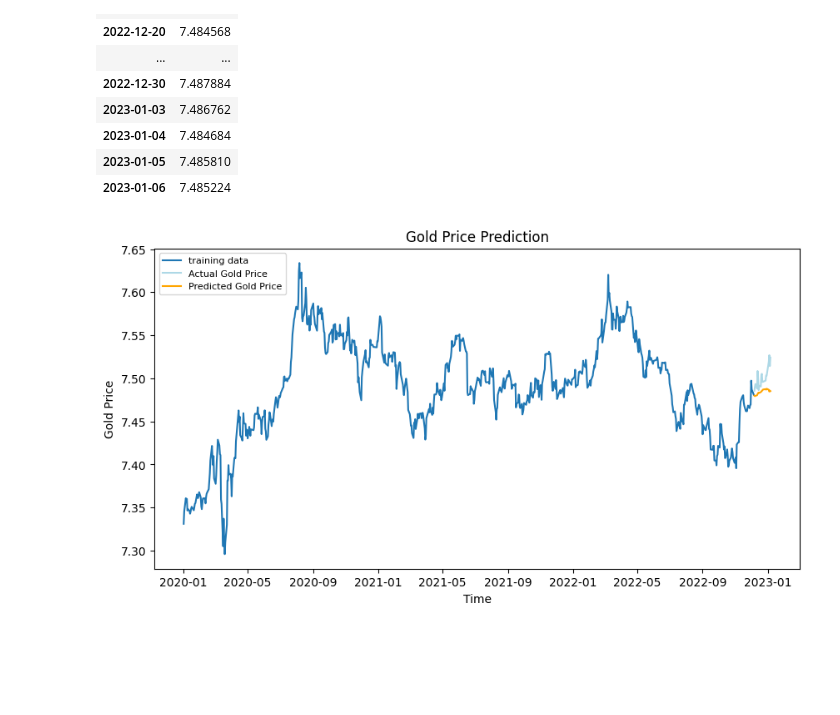
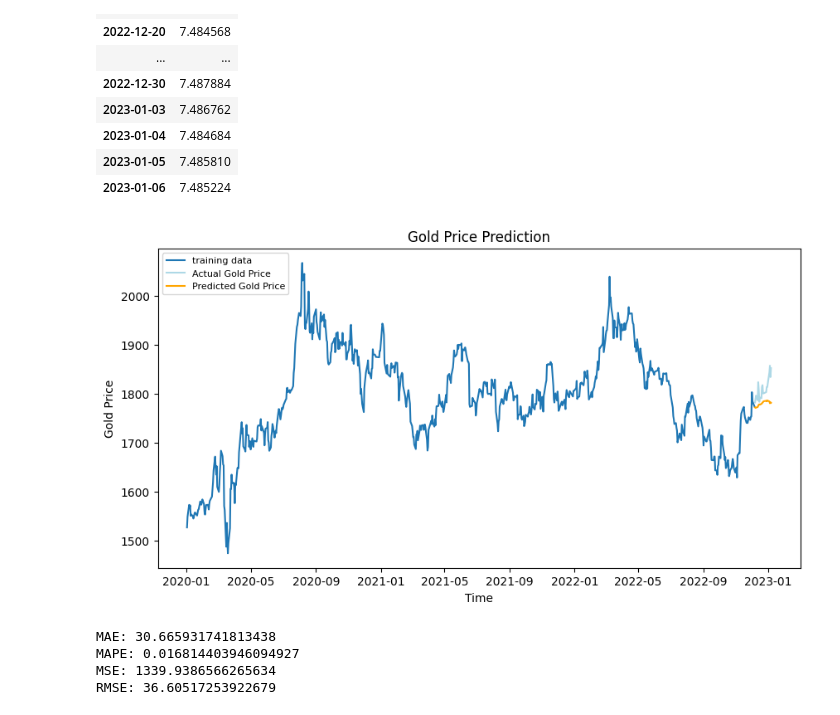
Before and after one commit to maxbranting/gold-forecast, a Jupyter notebook: Models/Price/ARIMA.ipynb, the cells around one changed output. Drawn from its saved outputs; the diff is of its cells as text; code cells hidden in the pictures; blank space fills up the shorter version.

```diff
--- a/Models/Price/ARIMA.ipynb
+++ b/Models/Price/ARIMA.ipynb
@@ -427,17 +405,33 @@ fc
 | 2023-01-04 | 7.484684 |
 | 2023-01-05 | 7.485810 |
 | 2023-01-06 | 7.485224 |
+# %%
+inv_ytr = np.exp(y_train)
+inv_yt = np.exp(y_test)
+inv_fc = np.exp(fc)
 # %%
 plt.figure(figsize=(10,5), dpi=100)
-plt.plot(y_train[y_train.index > '2019-12-31'], label='training data')
-plt.plot(y_test, color = 'lightblue', label='Actual Gold Price')
-plt.plot(fc[0], color = 'orange',label='Predicted Gold Price')
+plt.plot(inv_ytr[inv_ytr.index > '2019-12-31'], label='training data')
+plt.plot(inv_yt, color = 'lightblue', label='Actual Gold Price')
+plt.plot(inv_fc[0], color = 'orange',label='Predicted Gold Price')
 #plt.fill_between(lower_series.index, lower_series, upper_series,
 #                 color='k', alpha=.10)
 plt.title('Gold Price Prediction')
 plt.xlabel('Time')
 plt.ylabel('Gold Price')
 plt.legend(loc='upper left', fontsize=8)
 plt.show()
 # %% [output]
-[figure, old version]
+[figure, new version]
+# %%
+g_mae = mean_absolute_error(inv_yt, inv_fc)
+g_mape = mean_absolute_percentage_error(inv_yt, inv_fc)
+g_mse = mean_squared_error(inv_yt, inv_fc)
+g_rmse = np.sqrt(g_mse)
+
+print(f'MAE: {g_mae}\nMAPE: {g_mape}\nMSE: {g_mse}\nRMSE: {g_rmse}')
+# %% [output]
+MAE: 30.665931741813438
+MAPE: 0.016814403946094927
+MSE: 1339.9386566265634
+RMSE: 36.60517253922679
```
Also changed, not shown: parts of 13 cells of this notebook, 1 other file.
